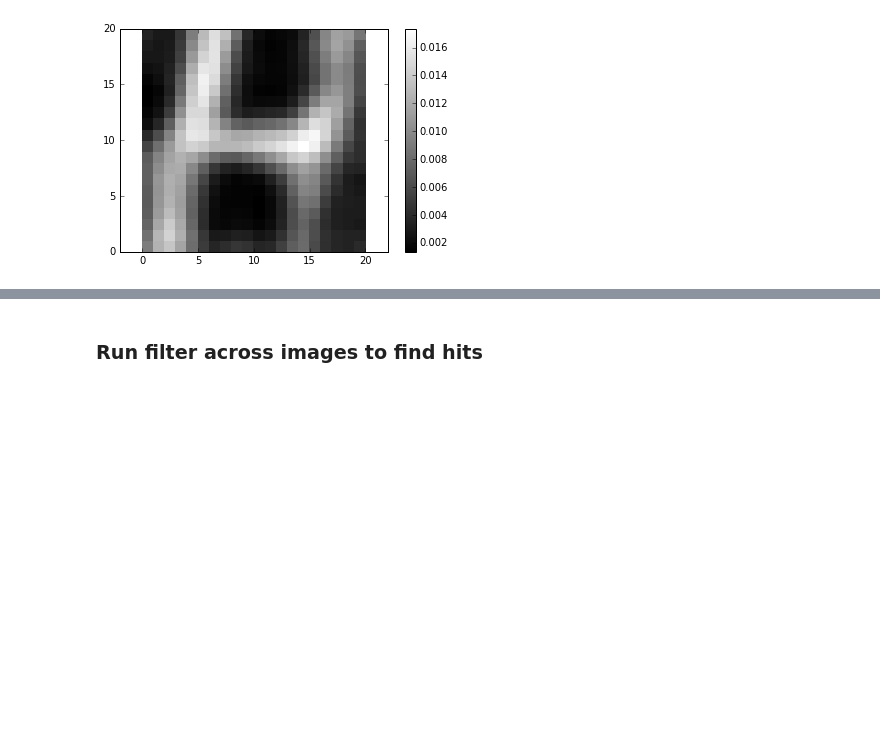
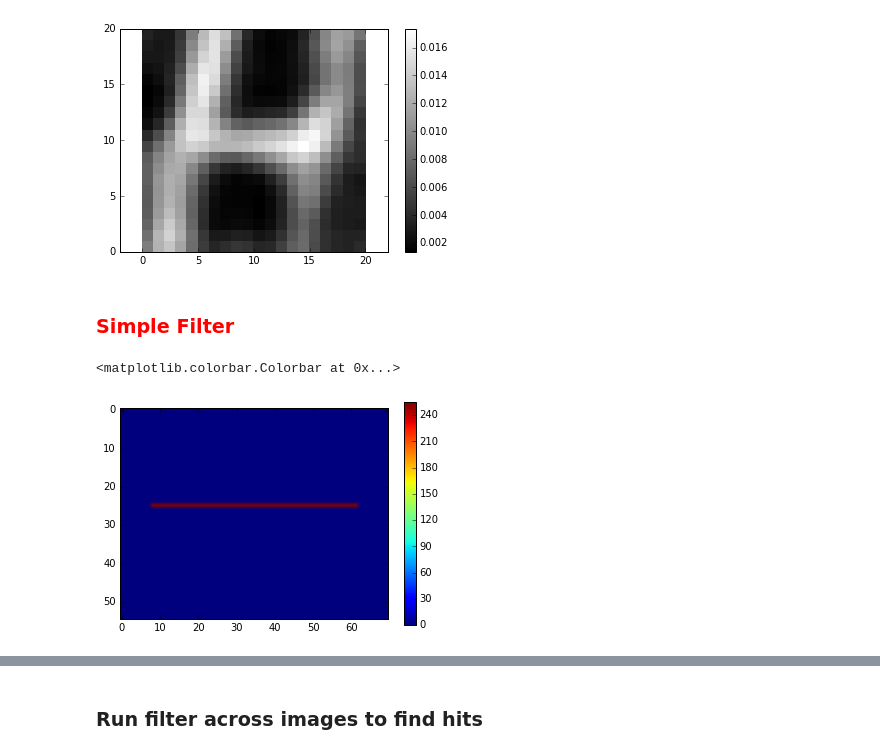
Before and after one commit to huskeypm/sparkdetection, a Jupyter notebook: mach/Longitudinal_Filter.ipynb, the cells around one changed output, grey strips where cells are left out. Cells and saved outputs as stored; diff of their text form; code cells hidden in the pictures; blank space fills up the shorter version.

```diff
--- a/mach/Longitudinal_Filter.ipynb
+++ b/mach/Longitudinal_Filter.ipynb
@@ -102,3 +102,21 @@ longFilterImgs = np.asarray(longFilterImgs)
 truthFilter = mach.MACH2(longFilterImgs)
 # %% [output]
 [figure]
+# %% [markdown]
+### <font color=red> Simple Filter</font>
+# %%
+import cv2
+truthFilterName = "TT_Idealized_Loss_TruthFilter.png"
+#truthFilter = cv2.imread(filter_root+truthFilterName)
+#imshow(truthFilter)
+truthFilter = util.ReadImg(filter_root+truthFilterName)
+#util.myplot(truthFilter)
+
+retval2, truthFilter = cv2.threshold(truthFilter, 150, 255, cv2.THRESH_BINARY_INV)
+imshow(truthFilter)
+
+#imshow(truthFilter)
+plt.colorbar()
+# %% [output]
+<matplotlib.colorbar.Colorbar at 0x...>
+[figure, added]
```
Also changed, not shown: parts of 11 cells of this notebook, 1 other file.
